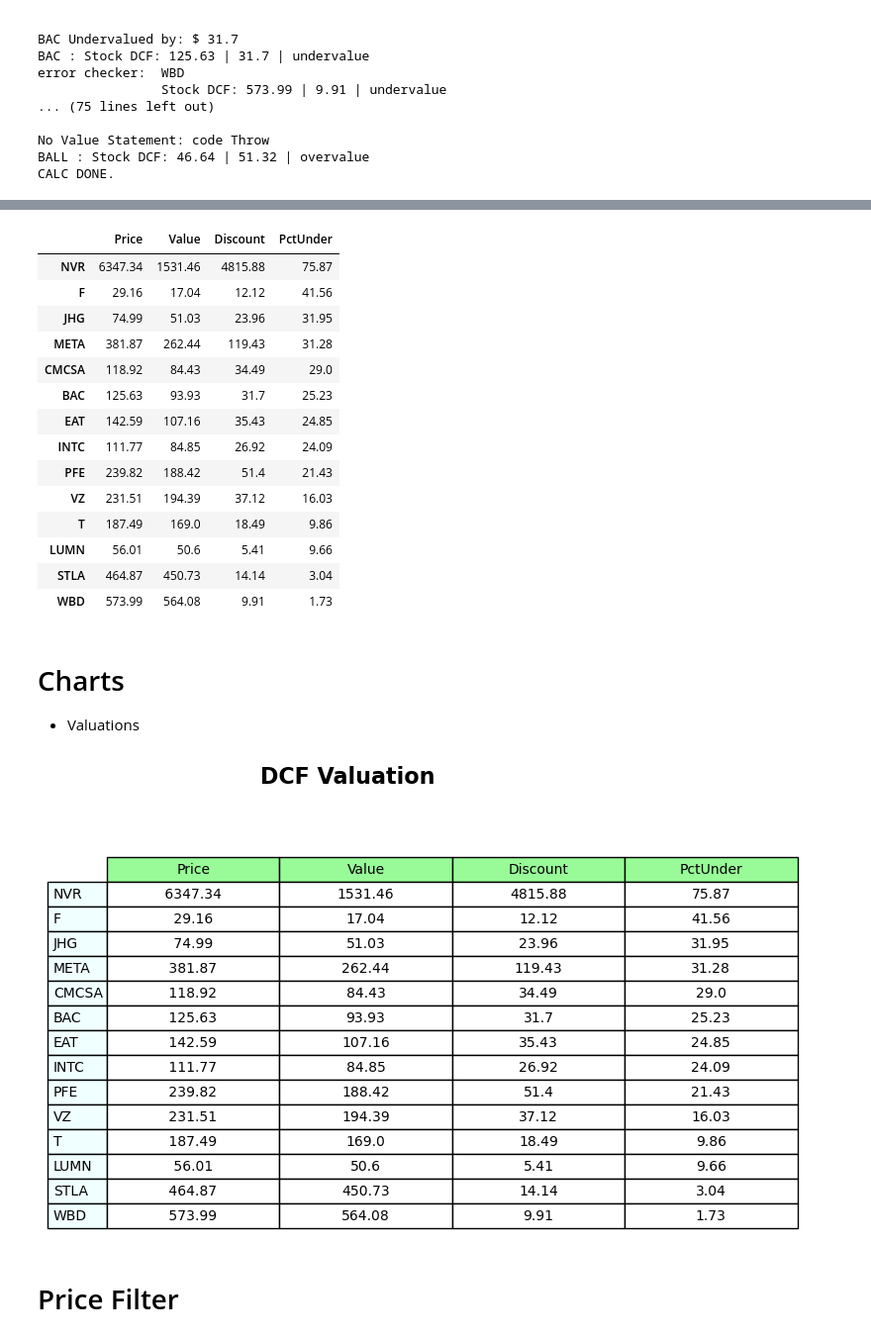
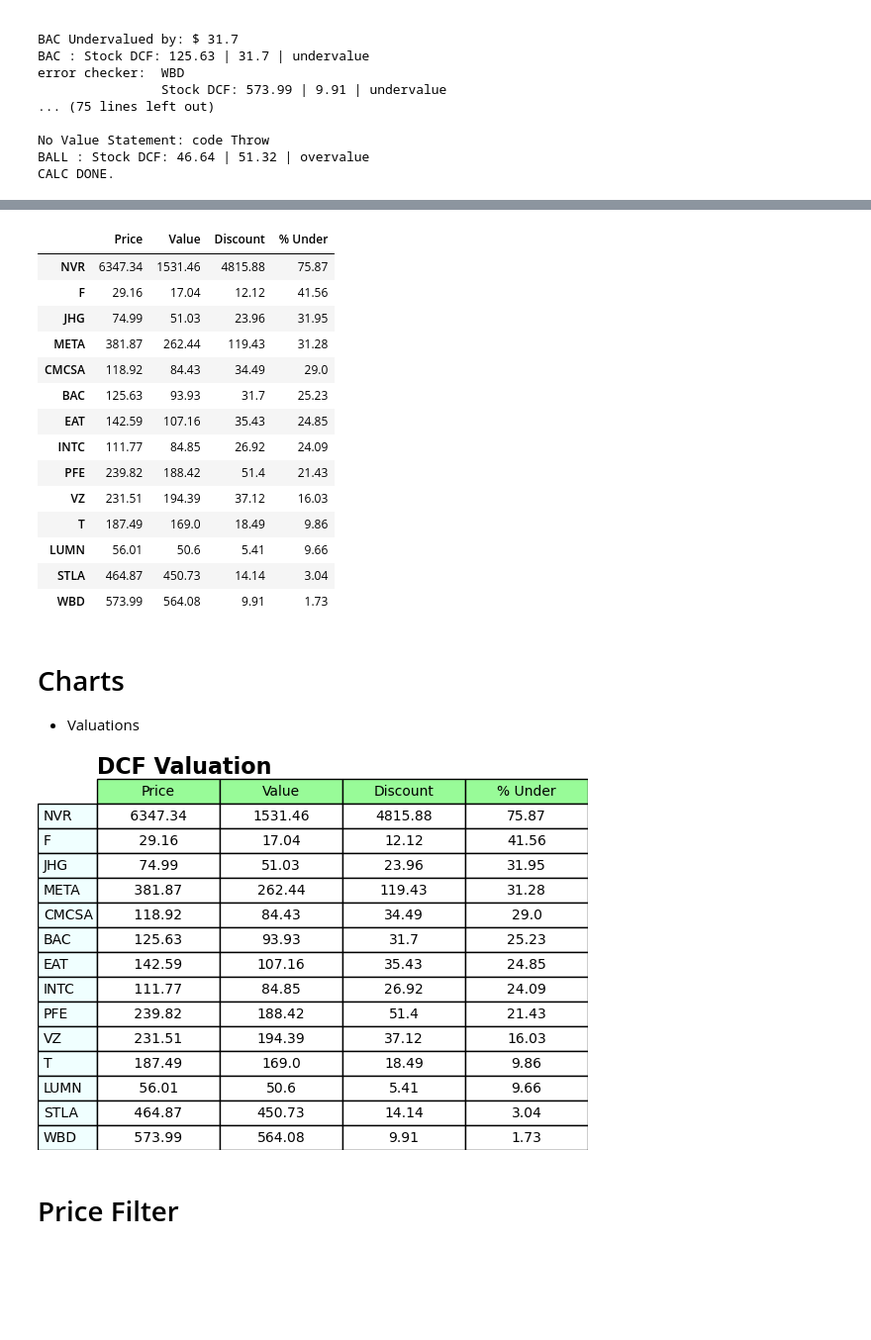
Before and after one commit to xitxat/FundamentalAnalysis, a Jupyter notebook: FA/ScrapeDCF.ipynb, the cells around one changed output, grey strips where cells are left out. Shown: that part at 99% size. Drawn from its saved outputs; the diff is of its cells as text; code cells hidden in the pictures; blank space fills up the shorter version.

```diff
--- a/FA/ScrapeDCF.ipynb
+++ b/FA/ScrapeDCF.ipynb
@@ -391,11 +392,11 @@ dict_Discount
  'EAT': 35.43}
 # %%
 df_Value = pd.DataFrame([dict_CurrentPrice, dict_Valuation, dict_Discount, dict_UnderBy]).T
-df_Value.columns = ['Price', 'Value', 'Discount', 'PctUnder']
-df_Value = df_Value.sort_values(by=['PctUnder'], ascending=False ) #
+df_Value.columns = ['Price', 'Value', 'Discount', '% Under']
+df_Value = df_Value.sort_values(by=['% Under'], ascending=False ) #
 df_Value
 # %% [output]
-|  | Price | Value | Discount | PctUnder |
+|  | Price | Value | Discount | % Under |
 | NVR | 6347.34 | 1531.46 | 4815.88 | 75.87 |
 | F | 29.16 | 17.04 | 12.12 | 41.56 |
 | JHG | 74.99 | 51.03 | 23.96 | 31.95 |
@@ -413,33 +414,30 @@ df_Value
 # %% [markdown]
 #   Charts
 *   Valuations
+# %%
+mpl.rcParams['savefig.pad_inches'] = 0
 # %%
-fig, ax =plt.subplots(figsize=(5,3))
-
-ax.axis('tight')
+fig, ax =plt.subplots() # figsize=(5,3) figsize=(15*cm,20*cm)
+# plt.autoscale(tight=True)
+ax.margins(0,0)
+# ax.axis('tight')
 ax.axis('off')
-ax.set_title("DCF Valuation", loc='left',  fontsize=16, weight='bold', y=1.6) # pad='2.0',
-
-#Colors
-red_green = ListedColormap(['red', '#70e000', '#38b000'])
-bounds = [-20, 0, 1, 100]
-norm = colors.BoundaryNorm(bounds, red_green.N)
+ax.set_title("DCF Valuation", loc='left',  fontsize=16, weight='bold', y=1) # pad='2.0',
 
 tbl_Value = ax.table(rowLabels=df_Value.index,
                         rowColours=["azure"] * 16,
                         colColours=["palegreen"] * 16,
                         cellText=df_Value.values,
                         cellLoc="center",
                         loc='center',
                         colLabels=df_Value.columns,
                         )
 
-tbl_Value.scale(1.8,1.5)    # make table a little bit larger
-                            # footer_text = 'July 28, 2020'
+tbl_Value.scale(1,1.5)
 
 plt.savefig('ReportDCF\\tbl_Val_Full.png')
 # %% [output]
-[figure, old version]
+[figure, new version]
 # %% [markdown]
 # Price Filter
 # %%
```
Also changed, not shown: parts of 5 cells of this notebook, 8 other files.
